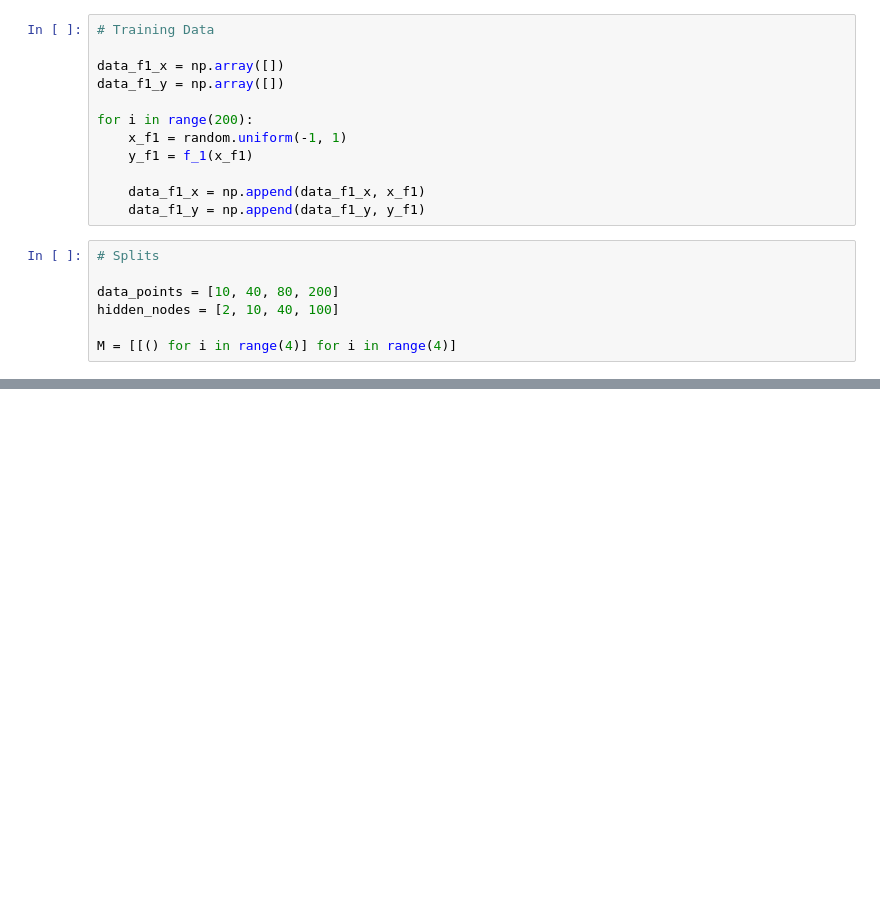
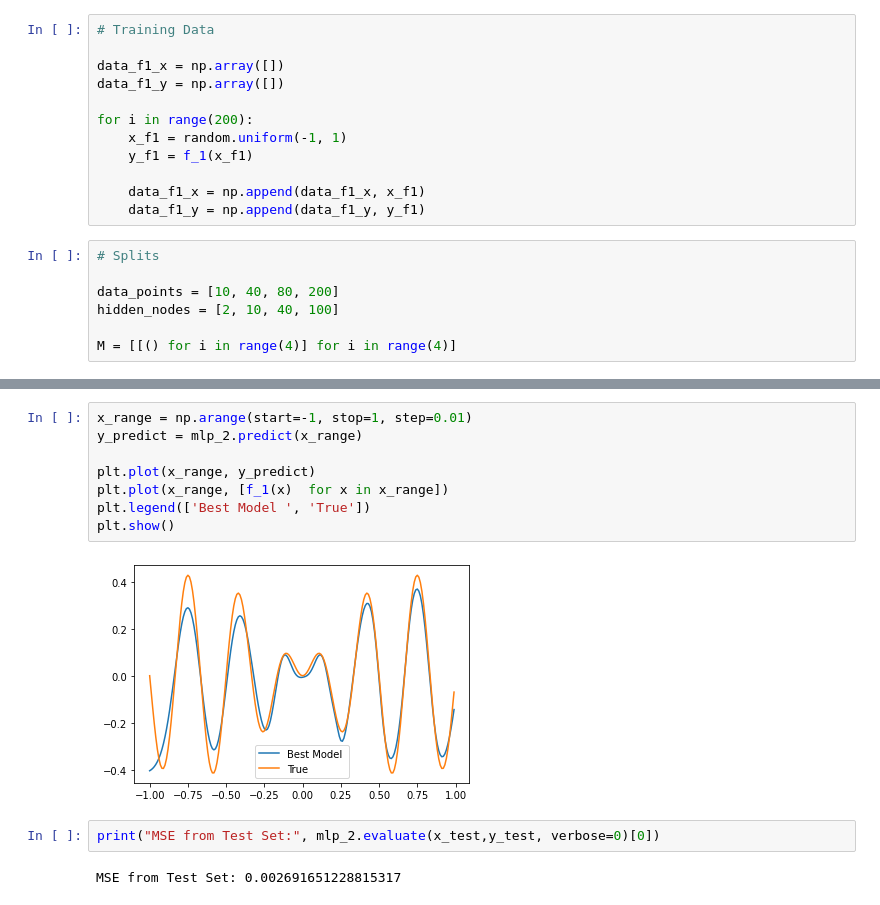
Before and after one commit to lance-gomes/ECE457B, a Jupyter notebook: A1/three.ipynb, the cells around one changed output, grey strips where cells are left out. Cells and saved outputs as stored; diff of their text form; blank space fills up the shorter version.

```diff
--- a/A1/three.ipynb
+++ b/A1/three.ipynb
@@ -158,0 +209,14 @@ training y values:  [ 0.42719531  0.05344944 -0.21107805  0.23052696 -0.39521214
+# %%
+x_range = np.arange(start=-1, stop=1, step=0.01)
+y_predict = mlp_2.predict(x_range)
+
+plt.plot(x_range, y_predict)
+plt.plot(x_range, [f_1(x)  for x in x_range])
+plt.legend(['Best Model ', 'True'])
+plt.show()
+# %% [output]
+[figure, added]
+# %%
+print("MSE from Test Set:", mlp_2.evaluate(x_test,y_test, verbose=0)[0])
+# %% [output]
+MSE from Test Set: 0.002691651228815317
```
Also changed, not shown: parts of 5 cells of this notebook, 4 other files.
